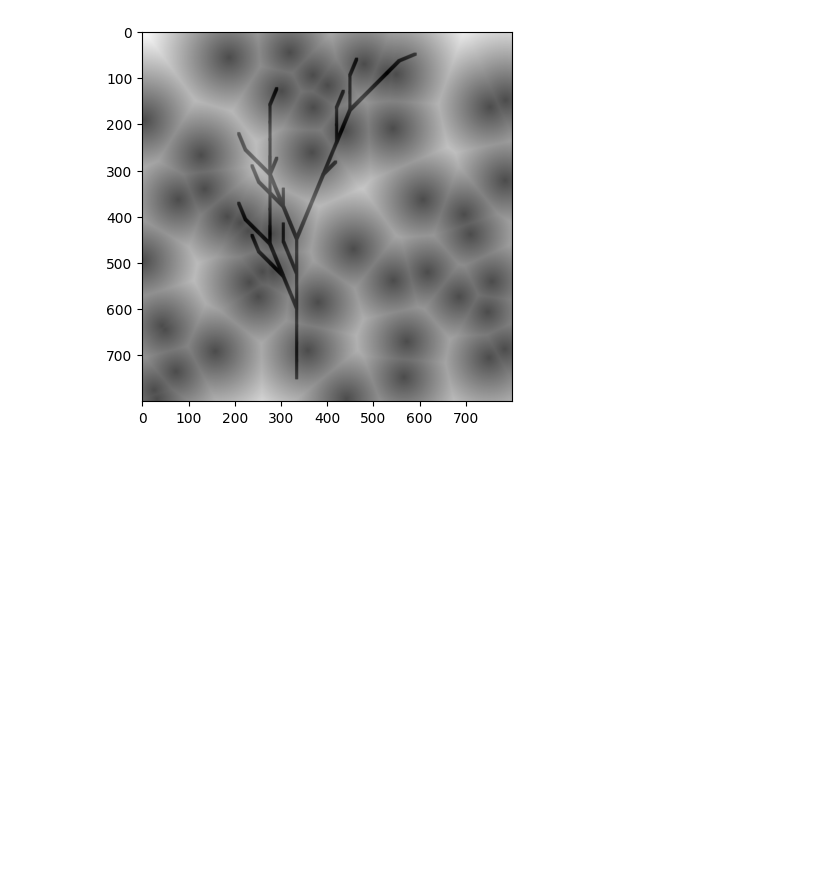
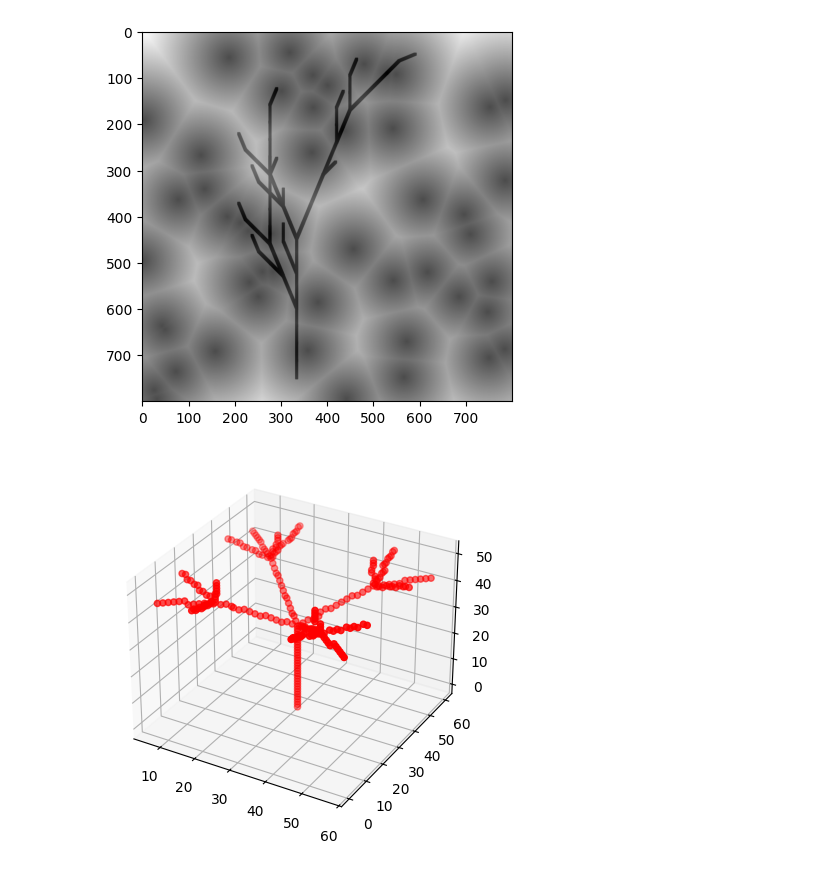
Before and after one commit to ciobi12/thesis, a Jupyter notebook: codebase/pg.ipynb, the cells around one changed output. Drawn from its saved outputs; the diff is of its cells as text; code cells hidden in the pictures; blank space fills up the shorter version.

```diff
--- a/codebase/pg.ipynb
+++ b/codebase/pg.ipynb
@@ -235,0 +158,15 @@ for state in Q:
+# %%
+volume = np.load("l_systems_builder/examples/volumes/bush_tree.npy")
+# %%
+volume.nonzero()
+z,x,y = volume.nonzero()
+# %%
+import matplotlib.pyplot as plt
+from mpl_toolkits.mplot3d import Axes3D
+fig = plt.figure()
+ax = fig.add_subplot(111, projection='3d')
+ax.scatter(x, y, z, zdir='z', c= 'red')
+plt.ion()
+plt.show()
+# %% [output]
+[figure, added]
```
Also changed, not shown: parts of 5 cells of this notebook, 37 other files.
